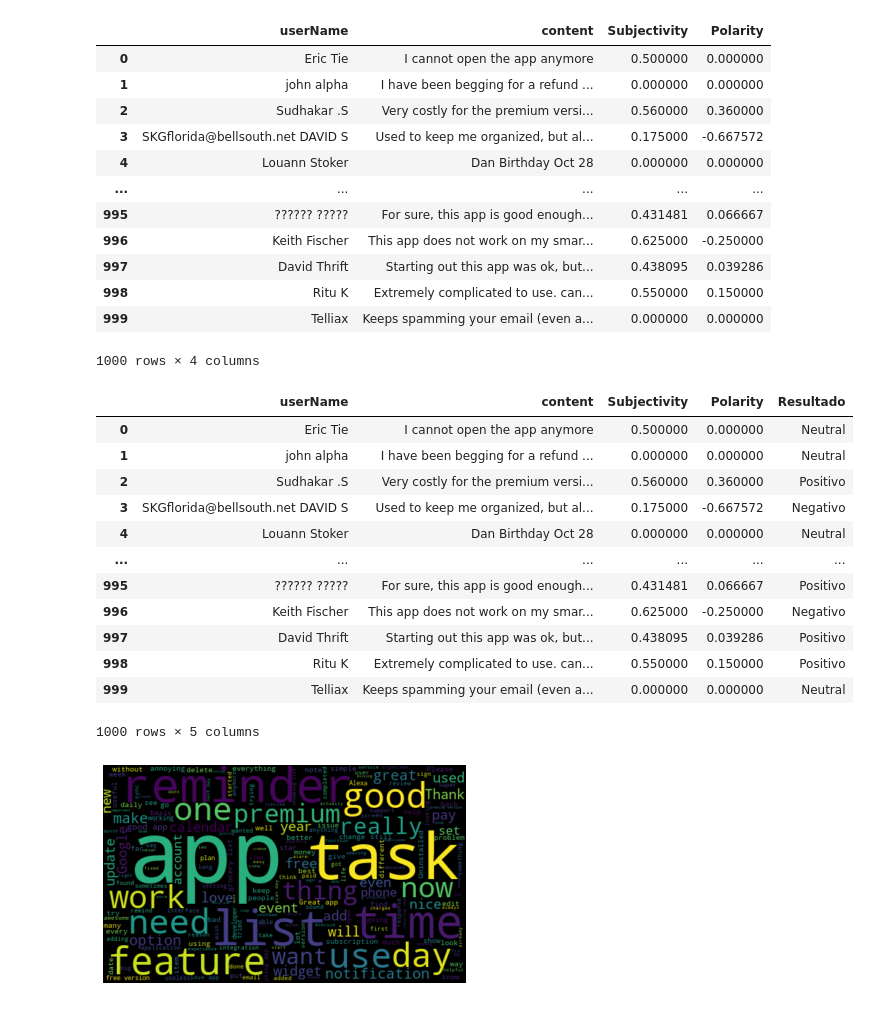
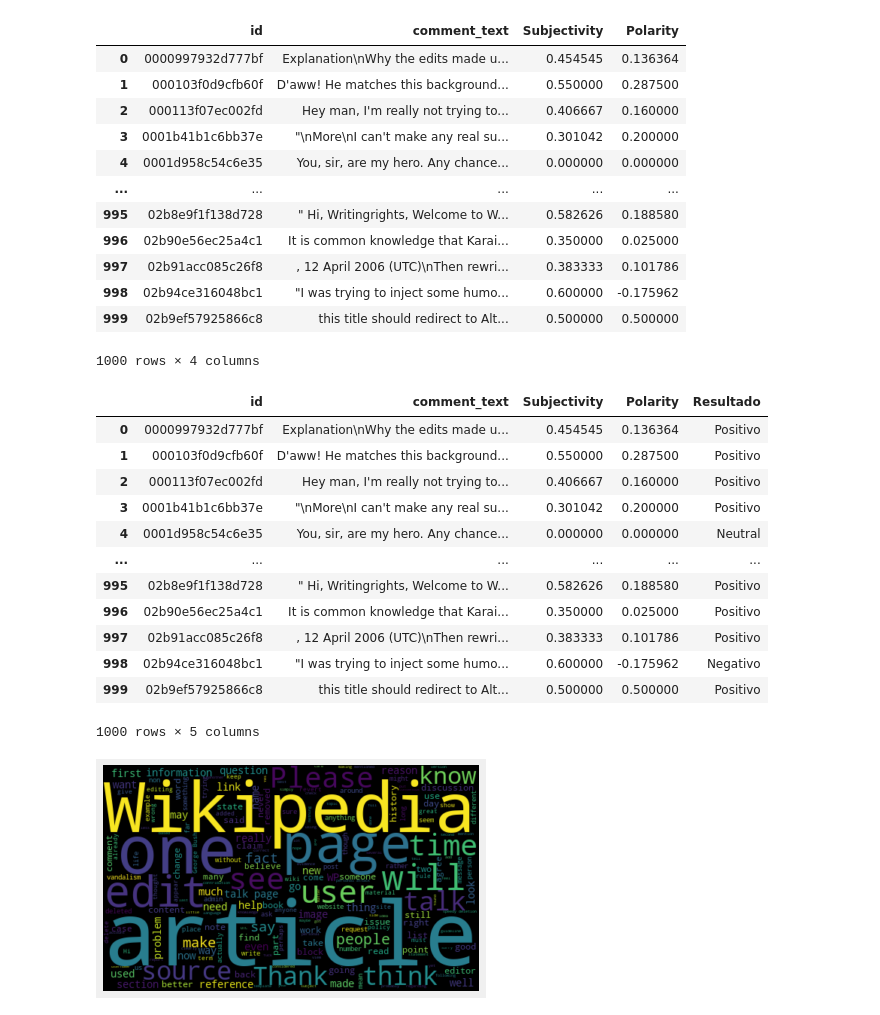
Before and after one commit to DylanML/Sentimen-Analysis, a Jupyter notebook: Análisis_de_Sentimiento.ipynb, the cells around one changed output. Saved outputs shown, nothing was run; the diff lists cells and outputs as text; code cells hidden in the pictures.

Commit message:
Data set: Wikipedia Talk Pages

```diff
--- a/Análisis_de_Sentimiento.ipynb
+++ b/Análisis_de_Sentimiento.ipynb
@@ -7,7 +7,7 @@ from wordcloud import WordCloud
 import matplotlib.pyplot as plt
 plt.style.use('fivethirtyeight')
 # %%
-df = pd.read_excel('googleplay_dataset.xlsx')
+df = pd.read_excel('wikipedia dataset.xlsx')
 # %%
 df.head(1000)
 # %% [output]
@@ -31,23 +31,23 @@ def get_subjectivity(text):
 def get_polarity(text):
   return TextBlob(text).sentiment.polarity
 # %%
-df['Subjectivity'] = df['content'].apply(get_subjectivity)
-df['Polarity'] = df['content'].apply(get_polarity)
+df['Subjectivity'] = df['comment_text'].apply(get_subjectivity)
+df['Polarity'] = df['comment_text'].apply(get_polarity)
 
 df.head(1000)
 # %% [output]
-|  | userName | content | Subjectivity | Polarity |
-| 0 | Eric Tie | I cannot open the app anymore | 0.500000 | 0.000000 |
-| 1 | john alpha | I have been begging for a refund ... | 0.000000 | 0.000000 |
-| 2 | Sudhakar .S | Very costly for the premium versi... | 0.560000 | 0.360000 |
-| 3 | SKGflorida@bellsouth.net DAVID S | Used to keep me organized, but al... | 0.175000 | -0.667572 |
-| 4 | Louann Stoker | Dan Birthday Oct 28 | 0.000000 | 0.000000 |
+|  | id | comment_text | Subjectivity | Polarity |
+| 0 | 0000997932d777bf | Explanation\nWhy the edits made u... | 0.454545 | 0.136364 |
+| 1 | 000103f0d9cfb60f | D'aww! He matches this background... | 0.550000 | 0.287500 |
+| 2 | 000113f07ec002fd | Hey man, I'm really not trying to... | 0.406667 | 0.160000 |
+| 3 | 0001b41b1c6bb37e | "\nMore\nI can't make any real su... | 0.301042 | 0.200000 |
+| 4 | 0001d958c54c6e35 | You, sir, are my hero. Any chance... | 0.000000 | 0.000000 |
 | ... | ... | ... | ... | ... |
-| 995 | ?????? ????? | For sure, this app is good enough... | 0.431481 | 0.066667 |
-| 996 | Keith Fischer | This app does not work on my smar... | 0.625000 | -0.250000 |
-| 997 | David Thrift | Starting out this app was ok, but... | 0.438095 | 0.039286 |
-| 998 | Ritu K | Extremely complicated to use. can... | 0.550000 | 0.150000 |
-| 999 | Telliax | Keeps spamming your email (even a... | 0.000000 | 0.000000 |
+| 995 | 02b8e9f1f138d728 | " Hi, Writingrights, Welcome to W... | 0.582626 | 0.188580 |
+| 996 | 02b90e56ec25a4c1 | It is common knowledge that Karai... | 0.350000 | 0.025000 |
+| 997 | 02b91acc085c26f8 | , 12 April 2006 (UTC)\nThen rewri... | 0.383333 | 0.101786 |
+| 998 | 02b94ce316048bc1 | "I was trying to inject some humo... | 0.600000 | -0.175962 |
+| 999 | 02b9ef57925866c8 | this title should redirect to Alt... | 0.500000 | 0.500000 |
 1000 rows × 4 columns
 # %%
 def sentiment(score):
@@ -61,17 +61,17 @@ def sentiment(score):
 df['Resultado'] = df['Polarity'].apply(sentiment)
 df.head(1000)
 # %% [output]
-|  | userName | content | Subjectivity | Polarity | Resultado |
-| 0 | Eric Tie | I cannot open the app anymore | 0.500000 | 0.000000 | Neutral |
-| 1 | john alpha | I have been begging for a refund ... | 0.000000 | 0.000000 | Neutral |
-| 2 | Sudhakar .S | Very costly for the premium versi... | 0.560000 | 0.360000 | Positivo |
-| 3 | SKGflorida@bellsouth.net DAVID S | Used to keep me organized, but al... | 0.175000 | -0.667572 | Negativo |
-| 4 | Louann Stoker | Dan Birthday Oct 28 | 0.000000 | 0.000000 | Neutral |
+|  | id | comment_text | Subjectivity | Polarity | Resultado |
+| 0 | 0000997932d777bf | Explanation\nWhy the edits made u... | 0.454545 | 0.136364 | Positivo |
+| 1 | 000103f0d9cfb60f | D'aww! He matches this background... | 0.550000 | 0.287500 | Positivo |
+| 2 | 000113f07ec002fd | Hey man, I'm really not trying to... | 0.406667 | 0.160000 | Positivo |
+| 3 | 0001b41b1c6bb37e | "\nMore\nI can't make any real su... | 0.301042 | 0.200000 | Positivo |
+| 4 | 0001d958c54c6e35 | You, sir, are my hero. Any chance... | 0.000000 | 0.000000 | Neutral |
 | ... | ... | ... | ... | ... | ... |
-| 995 | ?????? ????? | For sure, this app is good enough... | 0.431481 | 0.066667 | Positivo |
-| 996 | Keith Fischer | This app does not work on my smar... | 0.625000 | -0.250000 | Negativo |
-| 997 | David Thrift | Starting out this app was ok, but... | 0.438095 | 0.039286 | Positivo |
-| 998 | Ritu K | Extremely complicated to use. can... | 0.550000 | 0.150000 | Positivo |
-| 999 | Telliax | Keeps spamming your email (even a... | 0.000000 | 0.000000 | Neutral |
+| 995 | 02b8e9f1f138d728 | " Hi, Writingrights, Welcome to W... | 0.582626 | 0.188580 | Positivo |
+| 996 | 02b90e56ec25a4c1 | It is common knowledge that Karai... | 0.350000 | 0.025000 | Positivo |
+| 997 | 02b91acc085c26f8 | , 12 April 2006 (UTC)\nThen rewri... | 0.383333 | 0.101786 | Positivo |
+| 998 | 02b94ce316048bc1 | "I was trying to inject some humo... | 0.600000 | -0.175962 | Negativo |
+| 999 | 02b9ef57925866c8 | this title should redirect to Alt... | 0.500000 | 0.500000 | Positivo |
 1000 rows × 5 columns
 # %%
@@ -79,12 +79,12 @@ df.to_excel('googleplayreviews.xlsx')
 # %%
-all_words = ' '.join( [twts for twts in df['content']])
+all_words = ' '.join( [twts for twts in df['comment_text']])
 word_Cloud = WordCloud(width=500, height=300, random_state=21, max_font_size=119).generate(all_words)
 
 plt.imshow(word_Cloud, interpolation='bilinear')
 plt.axis('off')
 plt.show()
 # %% [output]
-[figure, old version]
+[figure, new version]
 # %%
 df['Resultado'].value_counts()
 
```
Also changed, not shown: parts of 3 cells of this notebook.
